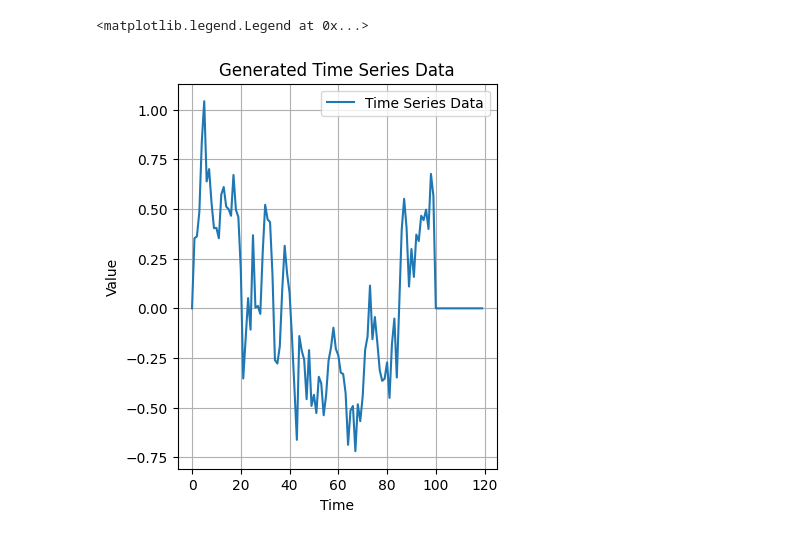
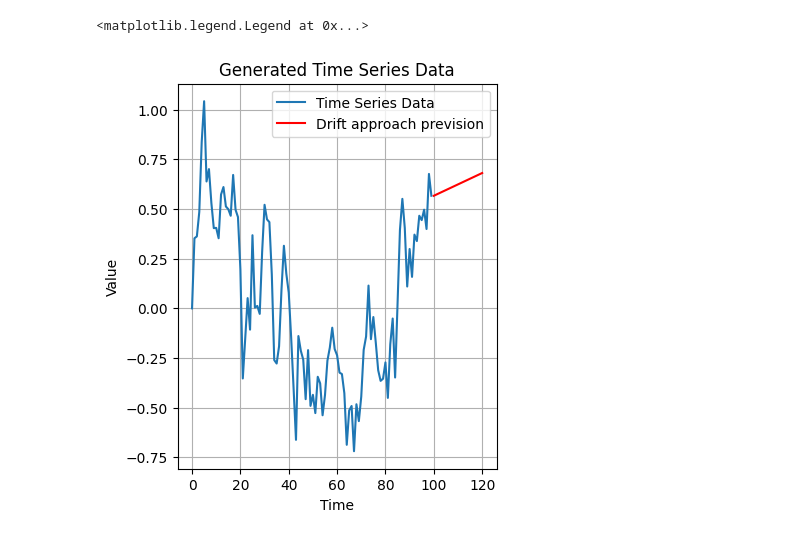
Before and after one commit to Apozzi/jupyter-notes-statistics, a Jupyter notebook: notes/1.3 - simple forecasting methods.ipynb, the cells around one changed output. Cells and saved outputs as stored; diff of their text form; code cells hidden in the pictures.

```diff
--- a/notes/1.3 - simple forecasting methods.ipynb
+++ b/notes/1.3 - simple forecasting methods.ipynb
@@ -6,0 +17,34 @@ $\hat{y}_{T+h|T} = (y_1+\dots+y_T)/T$
+# %%
+import numpy as np
+import matplotlib.pyplot as plt
+
+def average(data):
+    result = 0
+    for t in data:
+        result += t
+    return result//data.size
+
+np.random.seed(0)
+data = np.zeros(100)
+for t in range(1, 100):
+    data[t] = 0.8 * data[t-1] + 0.2 * np.random.normal()
+
+## Average approach
+x2 = np.linspace(100, 120, 120)
+y2 = np.full(120, average(data))
+
+## Naive approach
+x3 = np.linspace(100, 120, 120)
+y3 = np.full(120, data[-1])
+
+
+plt.figure(figsize=(14, 5))
+plt.subplot(1, 3, 1)
+plt.plot(data, label='Time Series Data')
+plt.plot(x2, y2, label='Average approach prevision', color='r')
+plt.plot(x3, y3, label='Naive approach prevision', color='g')
+plt.title('Generated Time Series Data')
+plt.xlabel('Time')
+plt.ylabel('Value')
+plt.grid(True)
+plt.legend()
@@ -7,22 +60,26 @@ $\hat{y}_{T+h|T} = (y_1+\dots+y_T)/T$
 # %%
 import numpy as np
 import matplotlib.pyplot as plt
 
 np.random.seed(0)
-data = np.zeros(100)
-for t in range(1, 100):
+T=100
+data = np.zeros(T)
+for t in range(1, T):
     data[t] = 0.8 * data[t-1] + 0.2 * np.random.normal()
 
-
+## Drift approach
+x2 = np.linspace(T, T + 20, 20)
+y2 = data[-1] + (x2 - T)*((data[-1]-data[0])/(T-1))
 
 plt.figure(figsize=(14, 5))
 plt.subplot(1, 3, 1)
 plt.plot(data, label='Time Series Data')
+plt.plot(x2, y2, label='Drift approach prevision', color='r')
 plt.title('Generated Time Series Data')
 plt.xlabel('Time')
 plt.ylabel('Value')
 plt.grid(True)
 plt.legend()
 # %% [output]
 <matplotlib.legend.Legend at 0x...>
-[figure, old version]
+[figure, new version]
```
Also changed, not shown: parts of 6 cells of this notebook.
